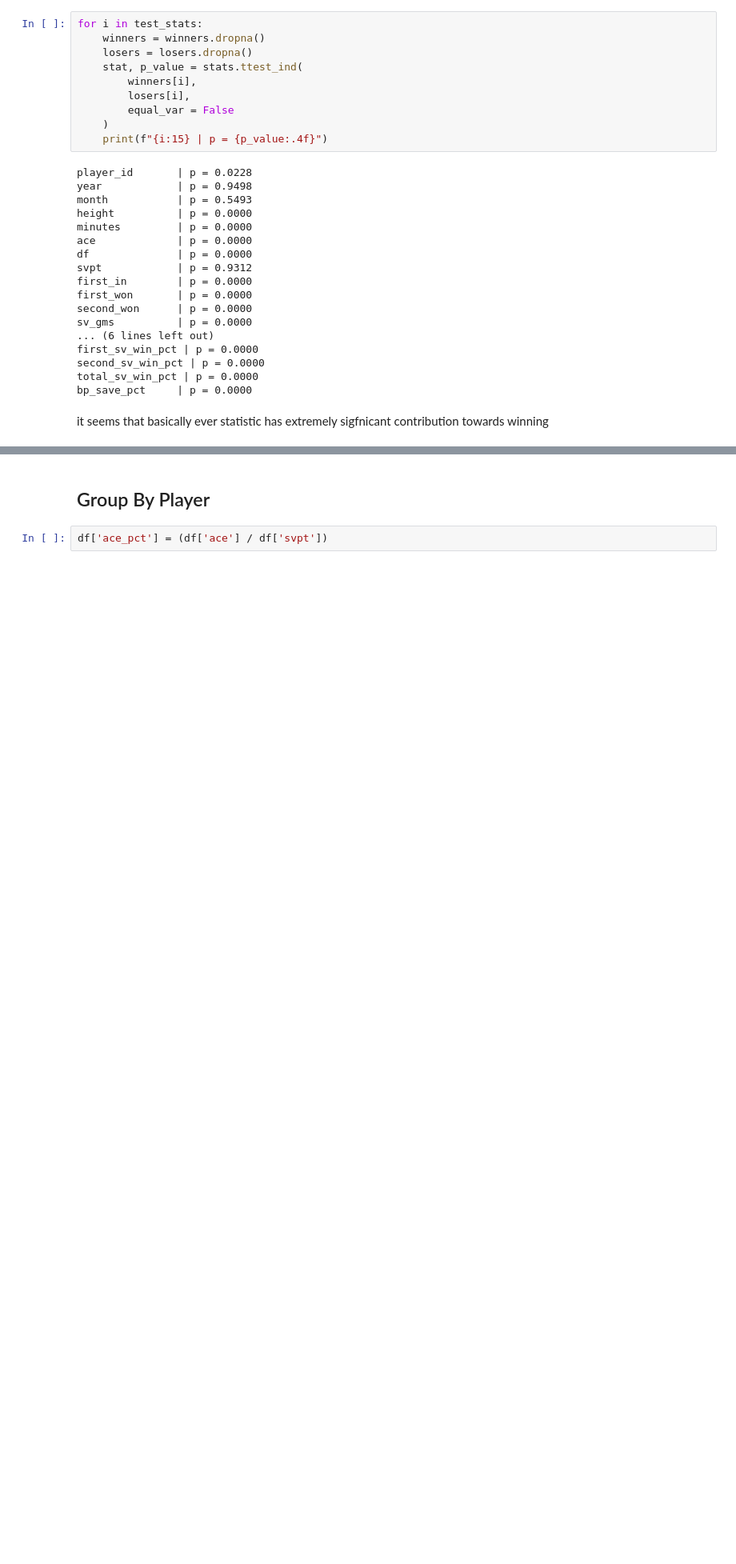
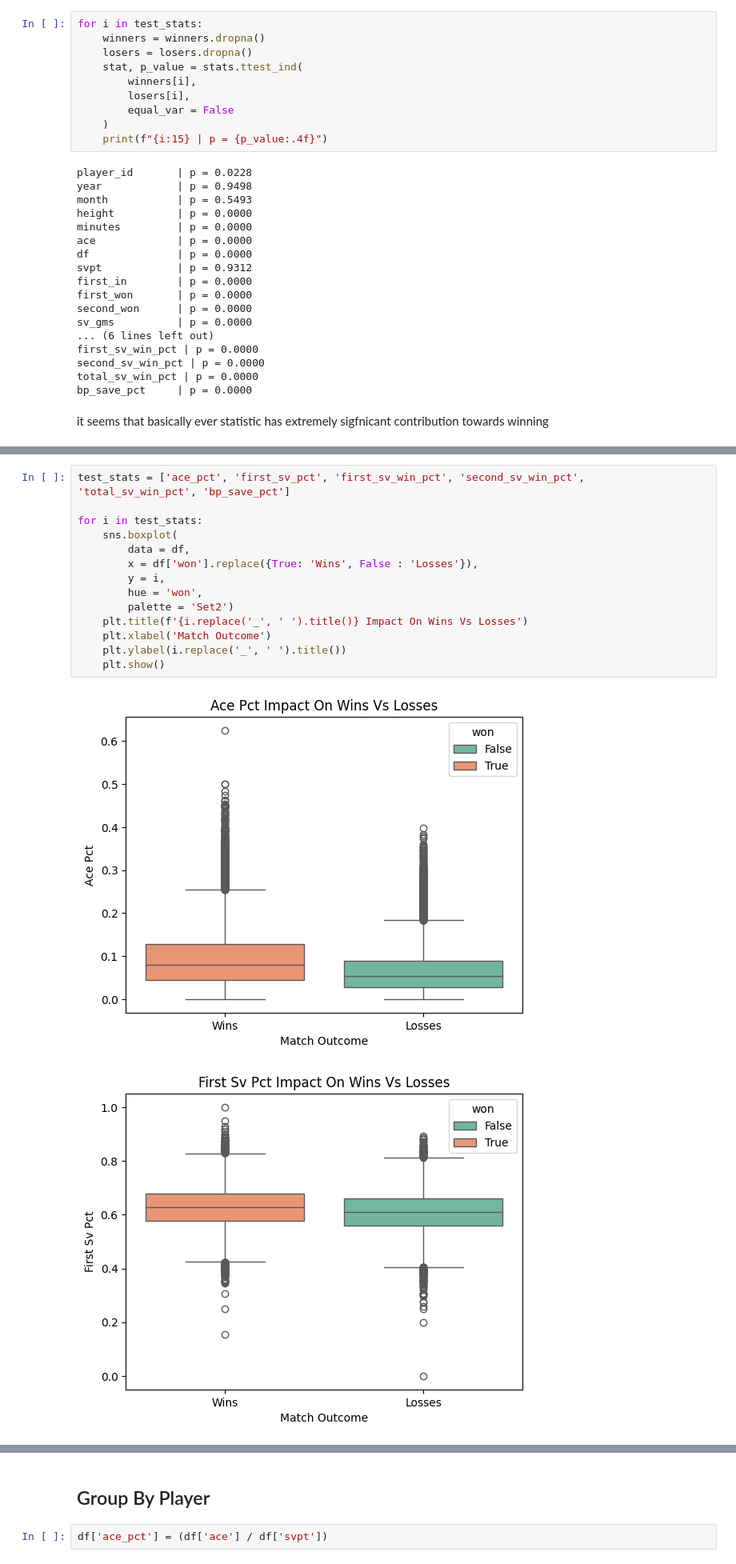
Before and after one commit to jpbombard/ATP_Tour_Analysis, a Jupyter notebook: Win_Analysis.ipynb, the cells around one changed output, grey strips where cells are left out. Shown at 80% size. Drawn from its saved outputs; the diff is of its cells as text; blank space fills up the shorter version.

Commit message:
added box plots

```diff
--- a/Win_Analysis.ipynb
+++ b/Win_Analysis.ipynb
@@ -97,0 +100,17 @@ it seems that basically ever statistic has extremely sigfnicant contribution tow
+# %%
+test_stats = ['ace_pct', 'first_sv_pct', 'first_sv_win_pct', 'second_sv_win_pct', 'total_sv_win_pct', 'bp_save_pct']
+
+for i in test_stats:
+    sns.boxplot(
+        data = df,
+        x = df['won'].replace({True: 'Wins', False : 'Losses'}),
+        y = i,
+        hue = 'won',
+        palette = 'Set2')
+    plt.title(f'{i.replace('_', ' ').title()} Impact On Wins Vs Losses')
+    plt.xlabel('Match Outcome')
+    plt.ylabel(i.replace('_', ' ').title())
+    plt.show()
+# %% [output]
+[figure, added]
+[figure, added]
```
Also changed, not shown: parts of 3 cells of this notebook, 5 other files.
